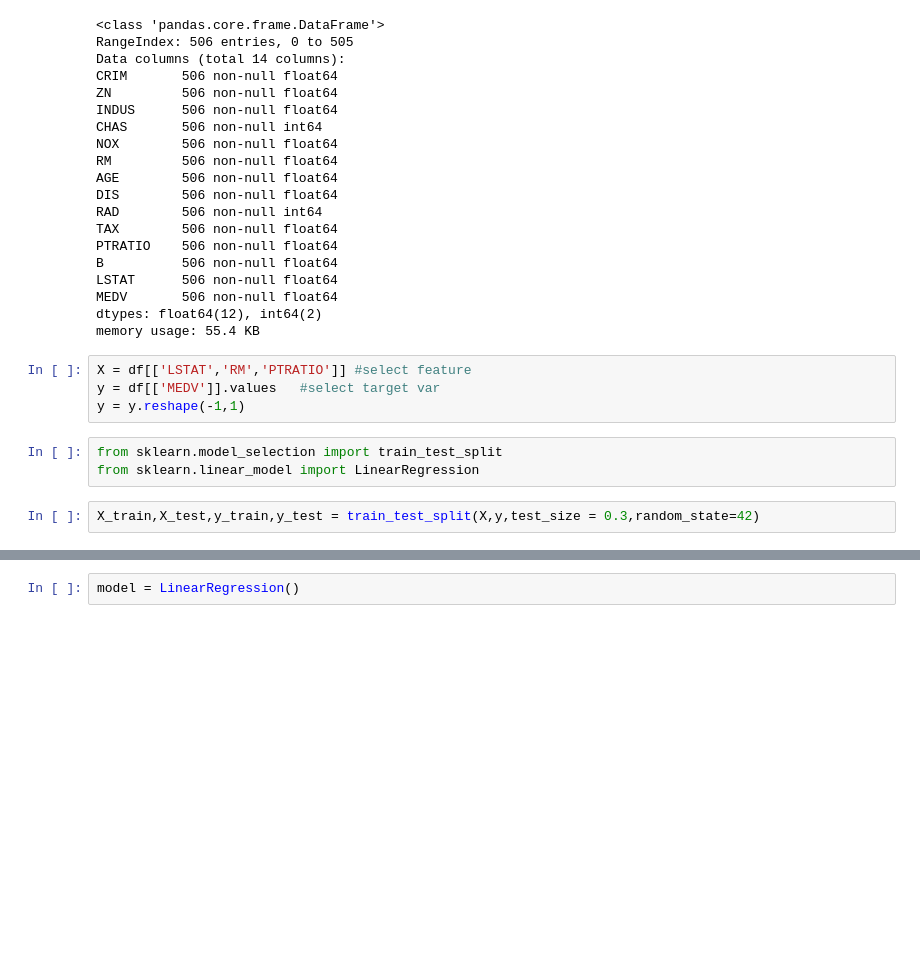
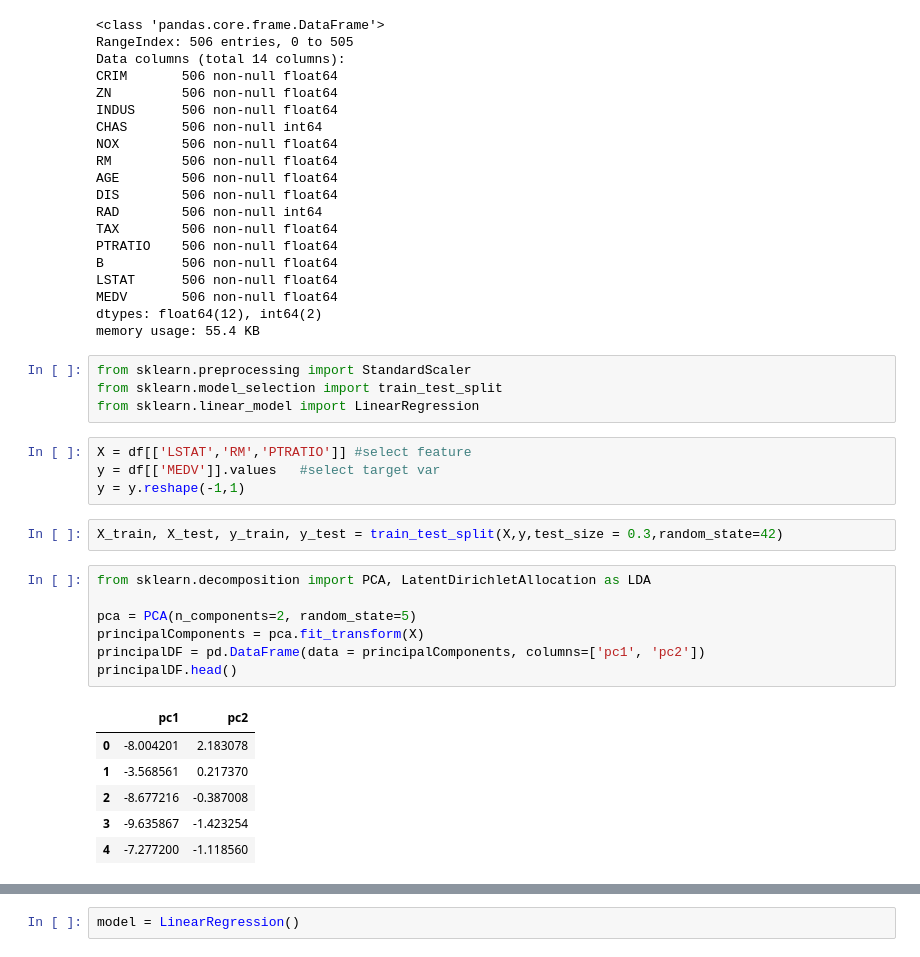
Before and after one commit to abbiyanaila/bostonhousing.sklearn, a Jupyter notebook: notebook/bostonhousing.ipynb, the cells around one changed output, grey strips where cells are left out. Cells and saved outputs as stored; diff of their text form; blank space fills up the shorter version.

```diff
--- a/notebook/bostonhousing.ipynb
+++ b/notebook/bostonhousing.ipynb
@@ -111,12 +114,27 @@ LSTAT      506 non-null float64
 MEDV       506 non-null float64
 dtypes: float64(12), int64(2)
 memory usage: 55.4 KB
+# %%
+from sklearn.preprocessing import StandardScaler
+from sklearn.model_selection import train_test_split
+from sklearn.linear_model import LinearRegression
 # %%
 X = df[['LSTAT','RM','PTRATIO']] #select feature
 y = df[['MEDV']].values   #select target var
 y = y.reshape(-1,1)
-# %%
-from sklearn.model_selection import train_test_split
-from sklearn.linear_model import LinearRegression
 # %%
-X_train,X_test,y_train,y_test = train_test_split(X,y,test_size = 0.3,random_state=42)
+X_train, X_test, y_train, y_test = train_test_split(X,y,test_size = 0.3,random_state=42)
+# %%
+from sklearn.decomposition import PCA, LatentDirichletAllocation as LDA
+
+pca = PCA(n_components=2, random_state=5)
+principalComponents = pca.fit_transform(X)
+principalDF = pd.DataFrame(data = principalComponents, columns=['pc1', 'pc2'])
+principalDF.head()
+# %% [output]
+|  | pc1 | pc2 |
+| 0 | -8.004201 | 2.183078 |
+| 1 | -3.568561 | 0.217370 |
+| 2 | -8.677216 | -0.387008 |
+| 3 | -9.635867 | -1.423254 |
+| 4 | -7.277200 | -1.118560 |
```
Also changed, not shown: parts of 18 cells of this notebook.
